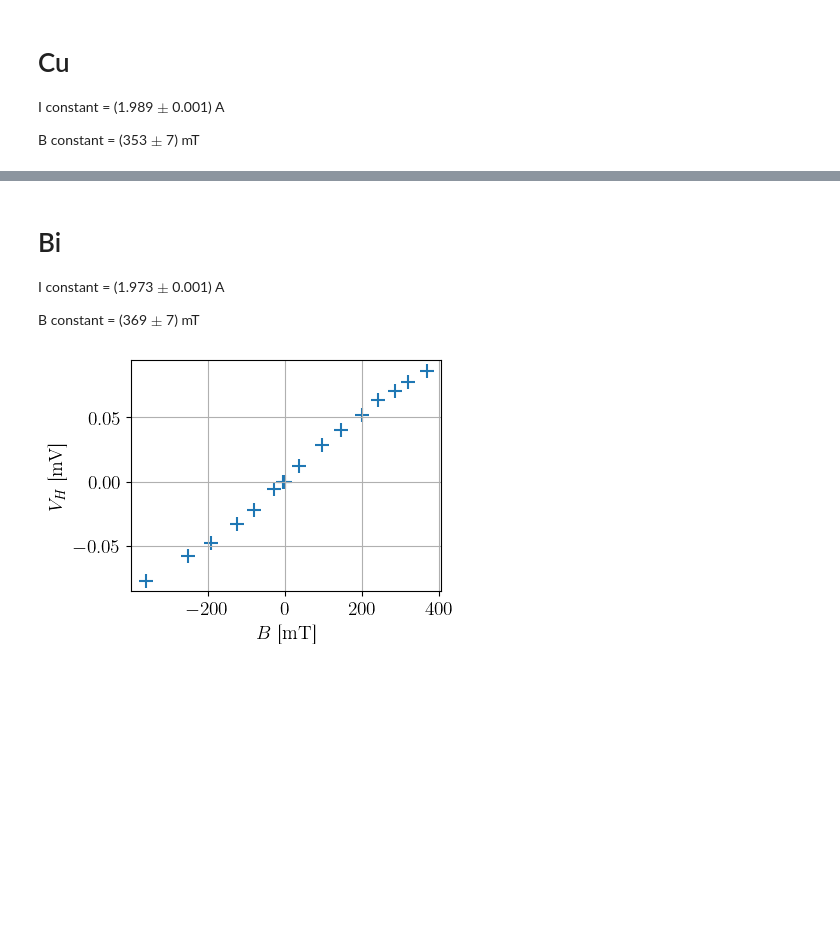
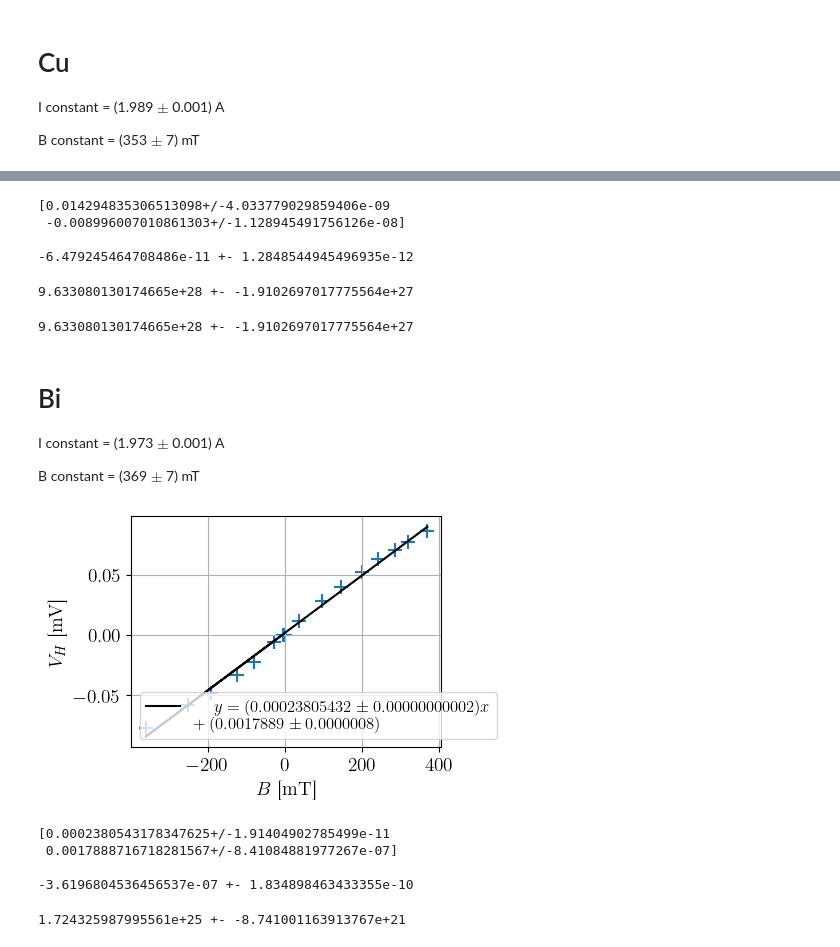
Before and after one commit to TomVdt/TPII-rapports, a Jupyter notebook: 03-H6-effet-hall/analyse/exp2.ipynb, the cells around one changed output, grey strips where cells are left out. Saved outputs shown, nothing was run; the diff lists cells and outputs as text; code cells hidden in the pictures; blank space fills up the shorter version.

```diff
--- a/03-H6-effet-hall/analyse/exp2.ipynb
+++ b/03-H6-effet-hall/analyse/exp2.ipynb
@@ -49,3 +171,28 @@ plt.grid()
+# %%
+print(coefserr, "\n")
+a = 1.6e-6
+Ic = 353
+deltaIc = 7
+Rh = -coefs[0] * a / Ic
+Rherr = (a/Ic) * 4.033779029859406e-09 + a*(coefs[0]/(Ic**2))* deltaIc
+print(f"{Rh} +- {Rherr}")
+# %% [output]
+[0.014294835306513098+/-4.033779029859406e-09
+ -0.008996007010861303+/-1.128945491756126e-08]
+
+-6.479245464708486e-11 +- 1.2848544945496935e-12
+# %%
+N = 1/(q * Rh)
+deltaN = Rherr/(q * Rh**2)
+print(f"{N} +- {deltaN}")
+# %% [output]
+9.633080130174665e+28 +- -1.9102697017775564e+27
+# %%
+N = 1/(q * Rh)
+deltaN = Rherr/(q * Rh**2)
+print(f"{N} +- {deltaN}")
+# %% [output]
+9.633080130174665e+28 +- -1.9102697017775564e+27
 # %% [markdown]
 # Bi
 
@@ -53,11 +200,43 @@ I constant = (1.973 $\pm$ 0.001) A
 
 B constant = (369 $\pm$ 7) mT
 # %%
-Bi_B = np.loadtxt("../data/Bi_5branch_B.csv", delimiter=",", skiprows=1)
+Ag_B = np.loadtxt("../data/Bi_5branch_B.csv", delimiter=",", skiprows=1)
 
-plt.scatter(Bi_B[:,0], Bi_B[:,1])
+Bx = Ag_B[:,0]
+Vh = Ag_B[:,1]
+
+plt.scatter(Bx, Vh)
+# plt.errorbar(Bx, By, xerr=unp.std_devs(Bx), yerr=unp.std_devs(By))
+
+coefs, cov = np.polyfit(Bx, Vh, 1, cov=True)
+fit = np.poly1d(coefs)
+coefserr = unp.uarray(coefs, cov[(0,1),(0,1)])
+
+plt.plot(Bx, fit(Bx), label=r"$y = ({:.1uL})x \\+ ({:.1uL})$".format(*coefserr), color="black")
+
+plt.legend()
 plt.xlabel(r"$B$ [\si{\milli \tesla}]")
 plt.ylabel(r"$V_H$ [\si{\milli \volt}]")
 plt.grid()
+# plt.tight_layout(pad=0.5)
 # %% [output]
-[figure, old version]
+[figure, new version]
+# %%
+print(coefserr, "\n")
+a = 0.003
+Ic = 1.973
+deltaIc = 0.001
+Rh = -coefs[0] * a / Ic
+Rherr = (a/Ic) * 1.91404902785499e-11 + a*(coefs[0]/(Ic**2))* deltaIc
+print(f"{Rh} +- {Rherr}")
+# %% [output]
+[0.0002380543178347625+/-1.91404902785499e-11
+ 0.0017888716718281567+/-8.41084881977267e-07]
+
+-3.6196804536456537e-07 +- 1.834898463433355e-10
+# %%
+N = 1/(q * Rh)
+deltaN = Rherr/(q * Rh**2)
+print(f"{N} +- {deltaN}")
+# %% [output]
+1.724325987995561e+25 +- -8.741001163913767e+21
```
Also changed, not shown: parts of 14 cells of this notebook.
